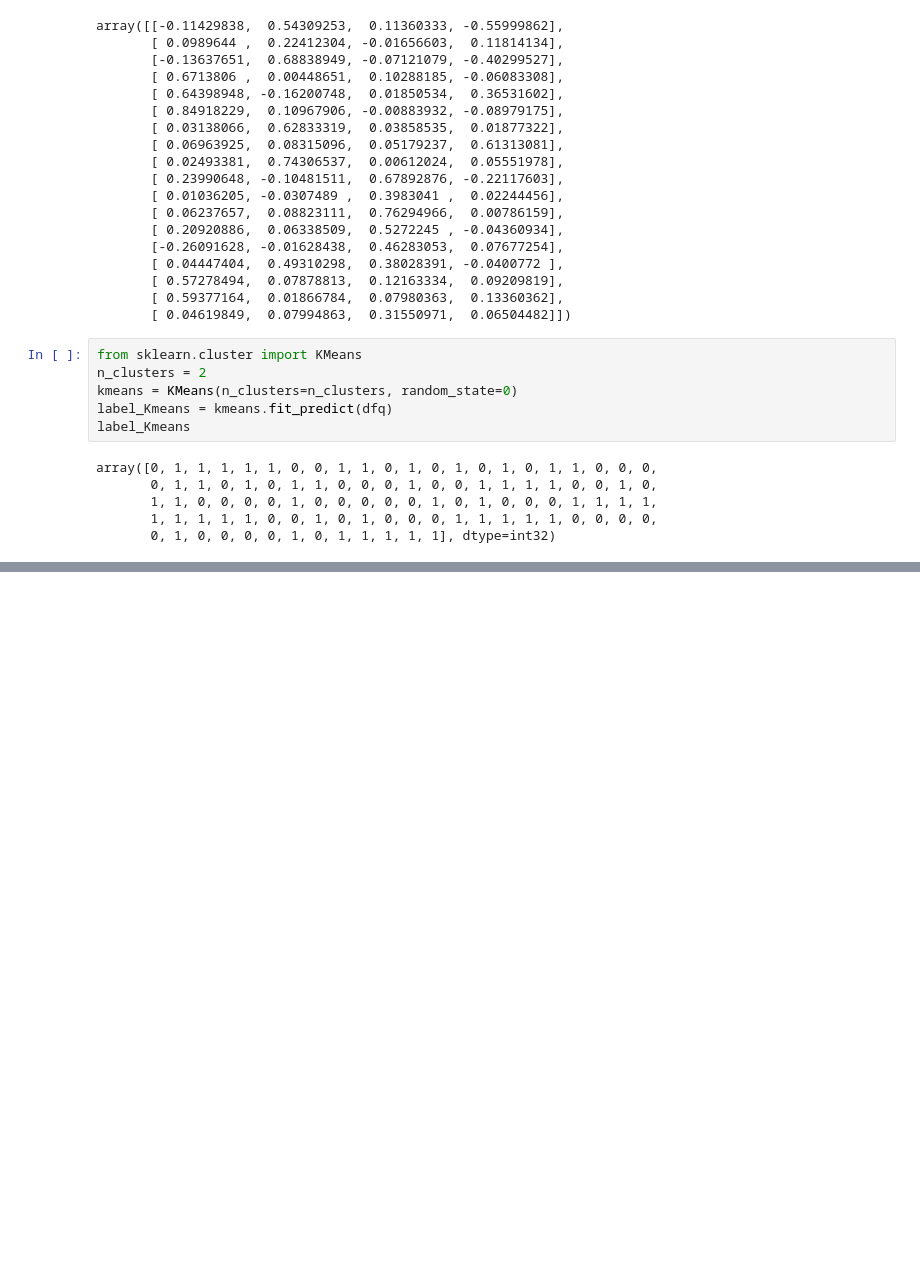
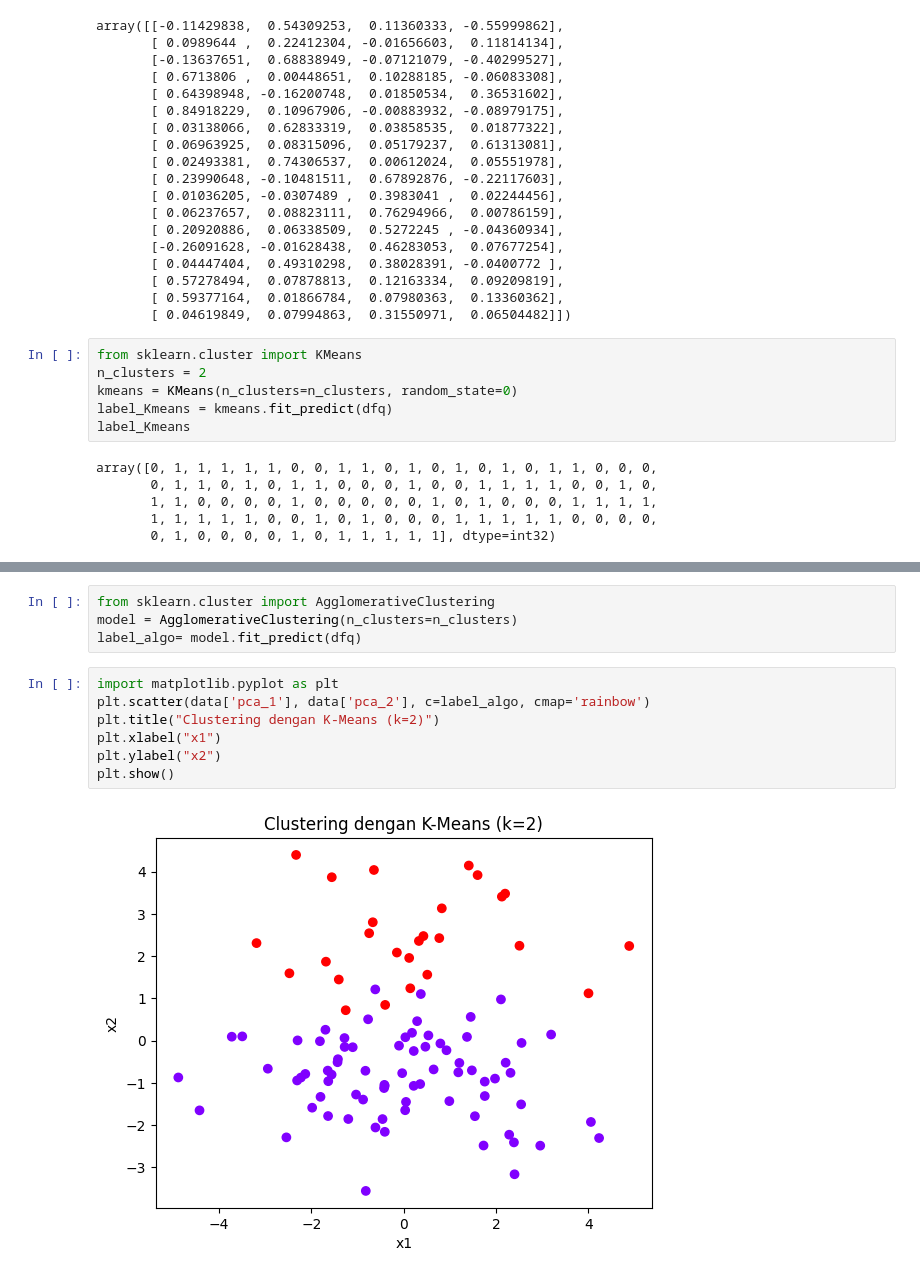
Before and after one commit to jxplanet0/ast, a Jupyter notebook: w10.ipynb, the cells around one changed output, grey strips where cells are left out. Cells and saved outputs as stored; diff of their text form; blank space fills up the shorter version.

```diff
--- a/w10.ipynb
+++ b/w10.ipynb
@@ -402,0 +347,13 @@ data.to_excel('yes.xlsx', index=False)
+# %%
+from sklearn.cluster import AgglomerativeClustering
+model = AgglomerativeClustering(n_clusters=n_clusters)
+label_algo= model.fit_predict(dfq)
+# %%
+import matplotlib.pyplot as plt
+plt.scatter(data['pca_1'], data['pca_2'], c=label_algo, cmap='rainbow')
+plt.title("Clustering dengan K-Means (k=2)")
+plt.xlabel("x1")
+plt.ylabel("x2")
+plt.show()
+# %% [output]
+[figure, added]
```
Also changed, not shown: parts of 24 cells of this notebook.
